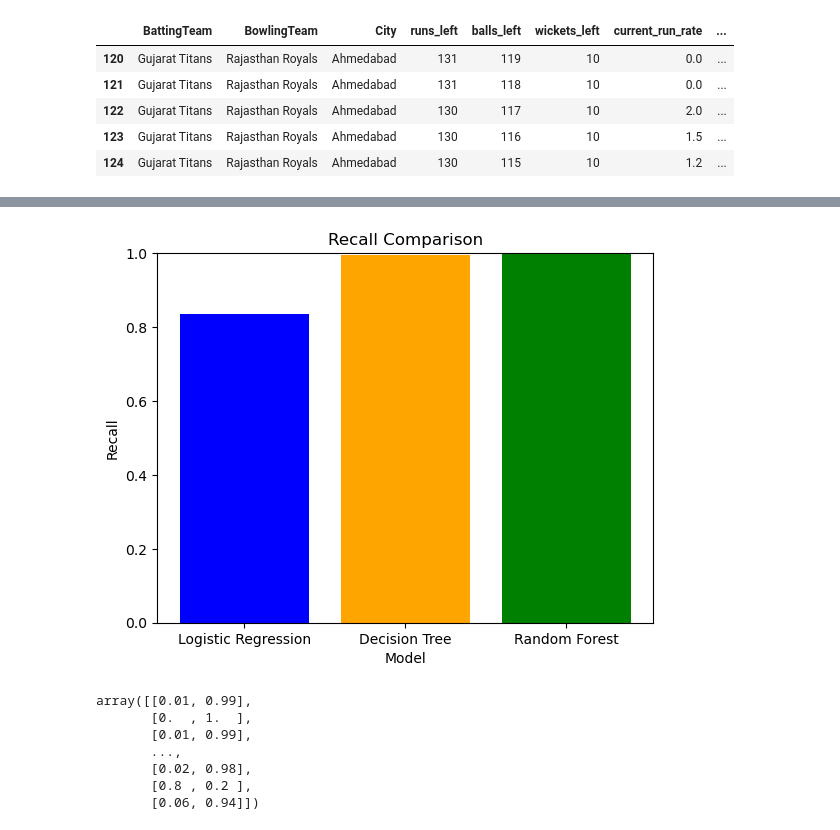
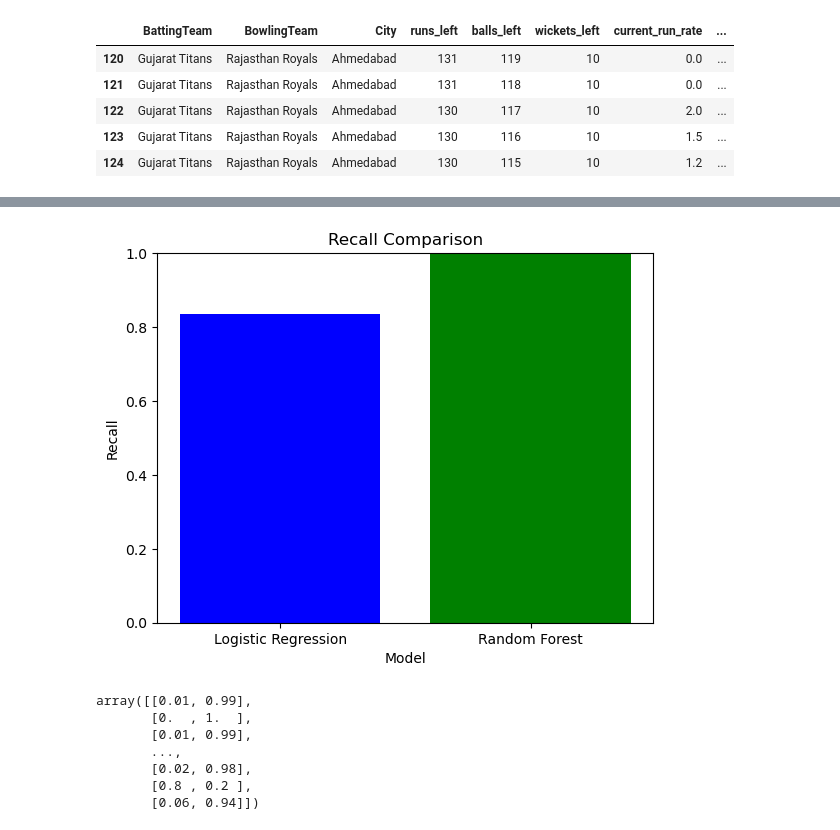
Before and after one commit to bibekgurung9/cricket_prediction_machine_learning, a Jupyter notebook: ml-model/ipl_winning_prediction.ipynb, the cells around one changed output, grey strips where cells are left out. Saved outputs shown, nothing was run; the diff lists cells and outputs as text; code cells hidden in the pictures.

```diff
--- a/ml-model/ipl_winning_prediction.ipynb
+++ b/ml-model/ipl_winning_prediction.ipynb
@@ -311,15 +328,4 @@ y_pred_log_reg = log_reg.predict(X_test)
 log_reg_accuracy = accuracy_score(y_test, y_pred_log_reg)
 precision_log_reg = precision_score(y_test, y_pred_log_reg)
 recall_log_reg = recall_score(y_test, y_pred_log_reg)
-# %%
-dt = Pipeline(steps=[
-    ('step1', trf),
-    ('step2', DecisionTreeClassifier(random_state=42))
-])
-
-dt.fit(X_train, y_train)
-y_pred_dt = dt.predict(X_test)
-dt_accuracy = accuracy_score(y_test, y_pred_dt)
-precision_dt = precision_score(y_test, y_pred_dt)
-recall_dt = recall_score(y_test, y_pred_dt)
 # %%
@@ -344,7 +347,7 @@ Decision Tree Accuracy: 0.9957
 Random Forest Accuracy: 0.9989
 # %%
-models = ['Logistic Regression', 'Decision Tree', 'Random Forest']
-accuracies = [log_reg_accuracy, dt_accuracy, rf_accuracy]
-precision_values = [precision_log_reg, precision_dt, precision_rf]
-recall_values = [recall_log_reg, recall_dt, recall_rf]
+models = ['Logistic Regression', 'Random Forest']
+accuracies = [log_reg_accuracy, rf_accuracy]
+precision_values = [precision_log_reg, precision_rf]
+recall_values = [recall_log_reg, recall_rf]
 # %%
@@ -366,9 +371,9 @@ plt.show()
 # %%
-plt.bar(models, recall_values, color=['blue', 'orange', 'green'])
+plt.bar(models, recall_values, color=['blue', 'green'])
 plt.title('Recall Comparison')
 plt.xlabel('Model')
 plt.ylabel('Recall')
 plt.ylim([0, 1])
 plt.show()
 # %% [output]
-[figure, old version]
+[figure, new version]
```
Also changed, not shown: parts of 12 cells of this notebook, 1 other file.
